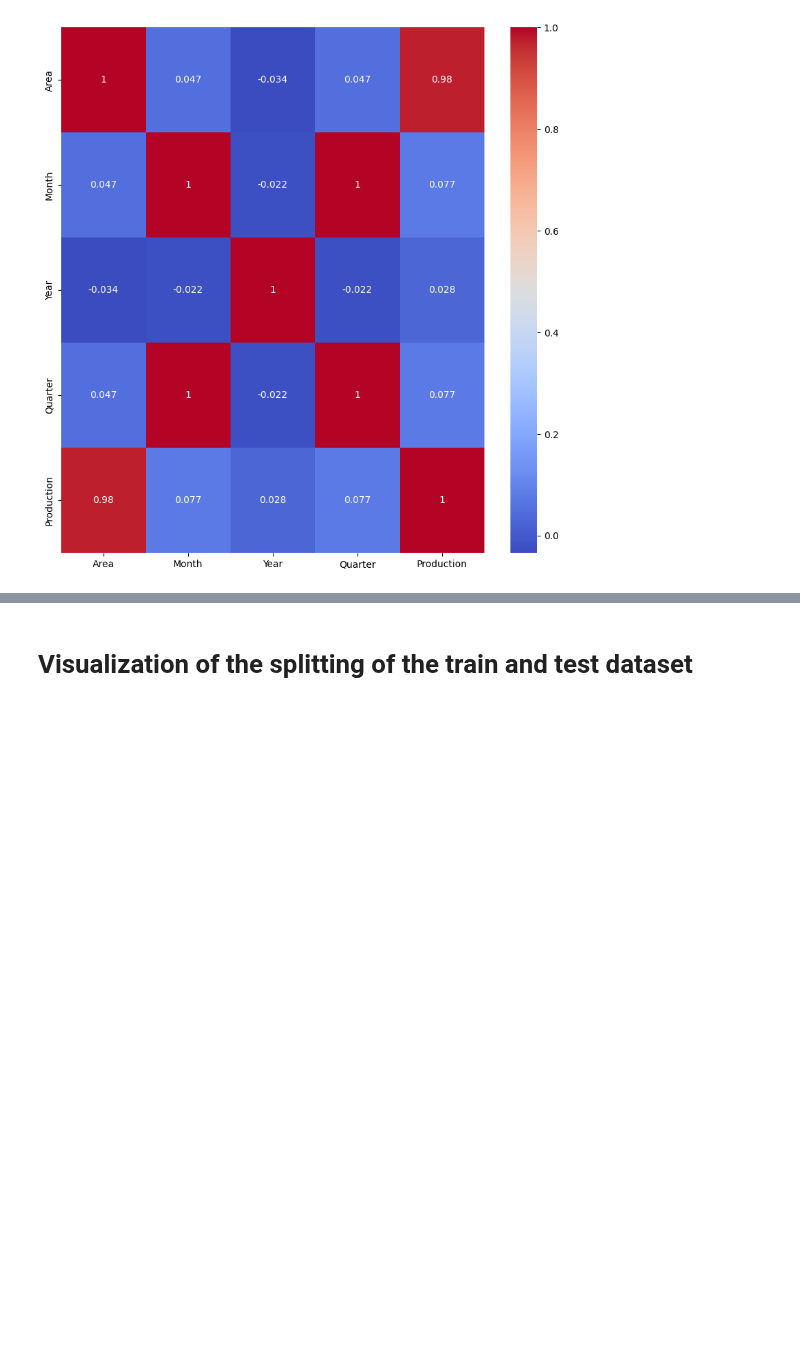
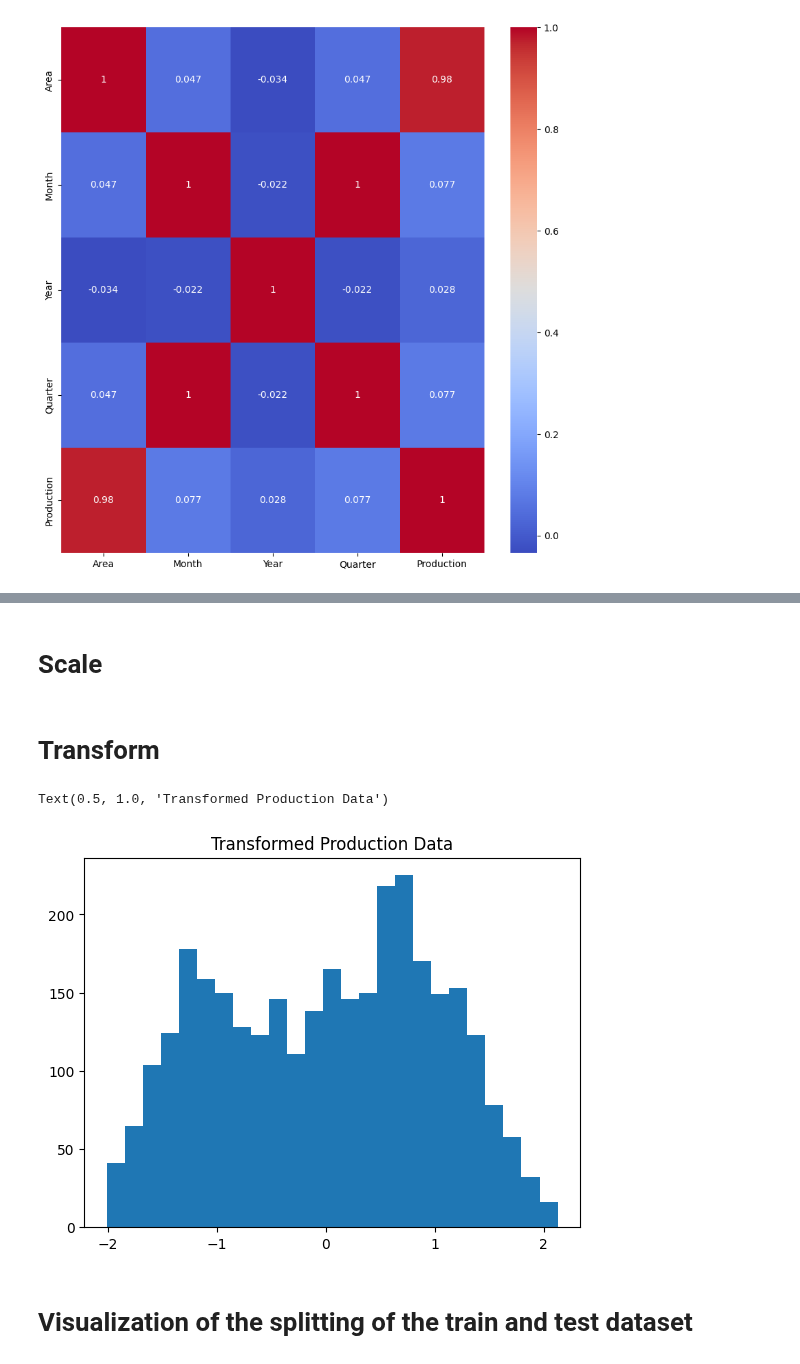
Before and after one commit to kazeulo/Project_197, a Jupyter notebook: ML_algorithms/linear_regression.ipynb, the cells around one changed output, grey strips where cells are left out. Drawn from its saved outputs; the diff is of its cells as text; code cells hidden in the pictures; blank space fills up the shorter version.

```diff
--- a/ML_algorithms/linear_regression.ipynb
+++ b/ML_algorithms/linear_regression.ipynb
@@ -159,0 +197,2 @@ plt.show()
+# %% [markdown]
+# Scale
@@ -159,0 +204,2 @@ plt.show()
+# %% [markdown]
+# Transform
@@ -160,3 +213,9 @@ plt.show()
+# %%
+plt.hist(y_train_transformed, bins=25)
+plt.title('Transformed Production Data')
+# %% [output]
+Text(0.5, 1.0, 'Transformed Production Data')
+[figure, added]
 # %% [markdown]
 # Visualization of the splitting of the train and test dataset
 # %%
```
Also changed, not shown: parts of 19 cells of this notebook.
